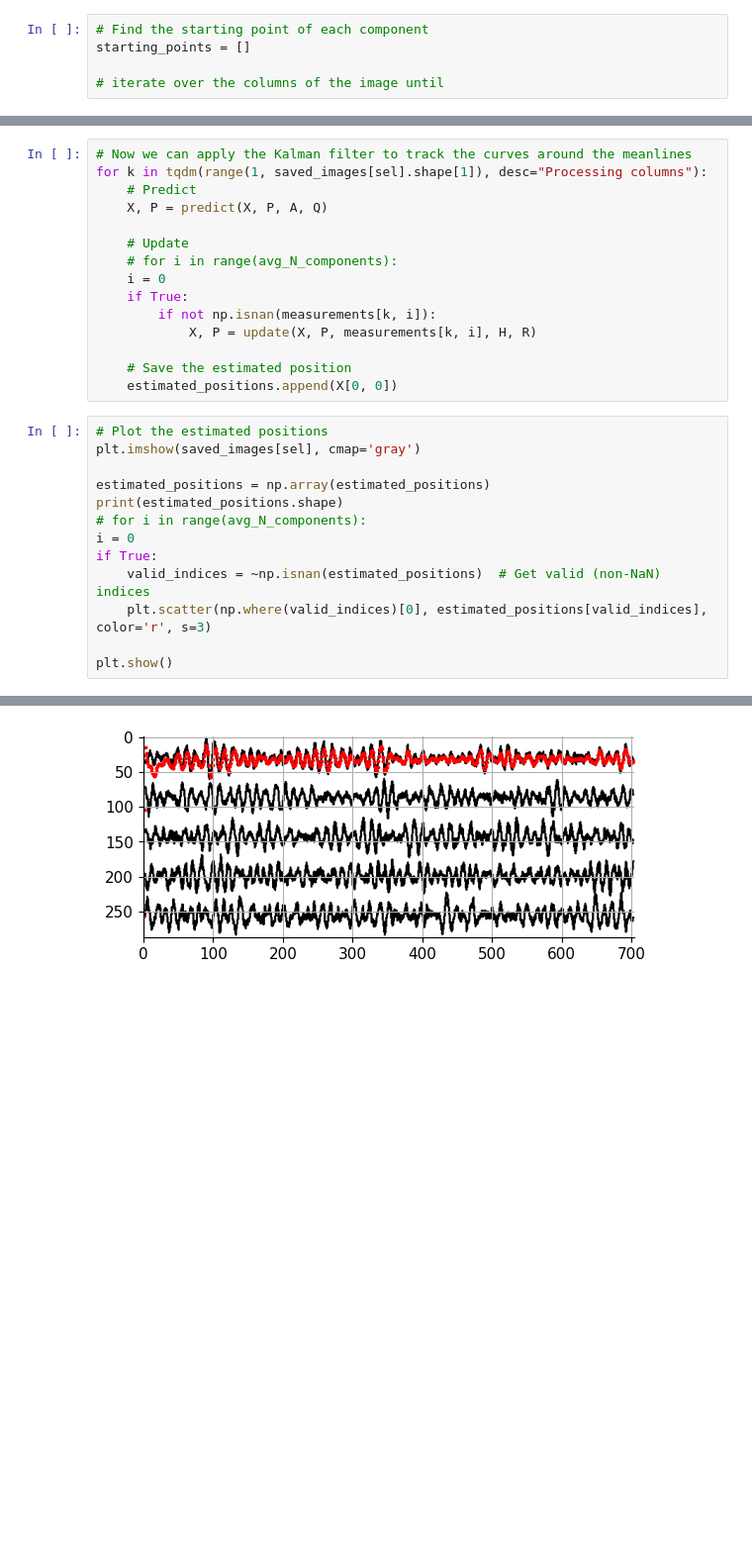
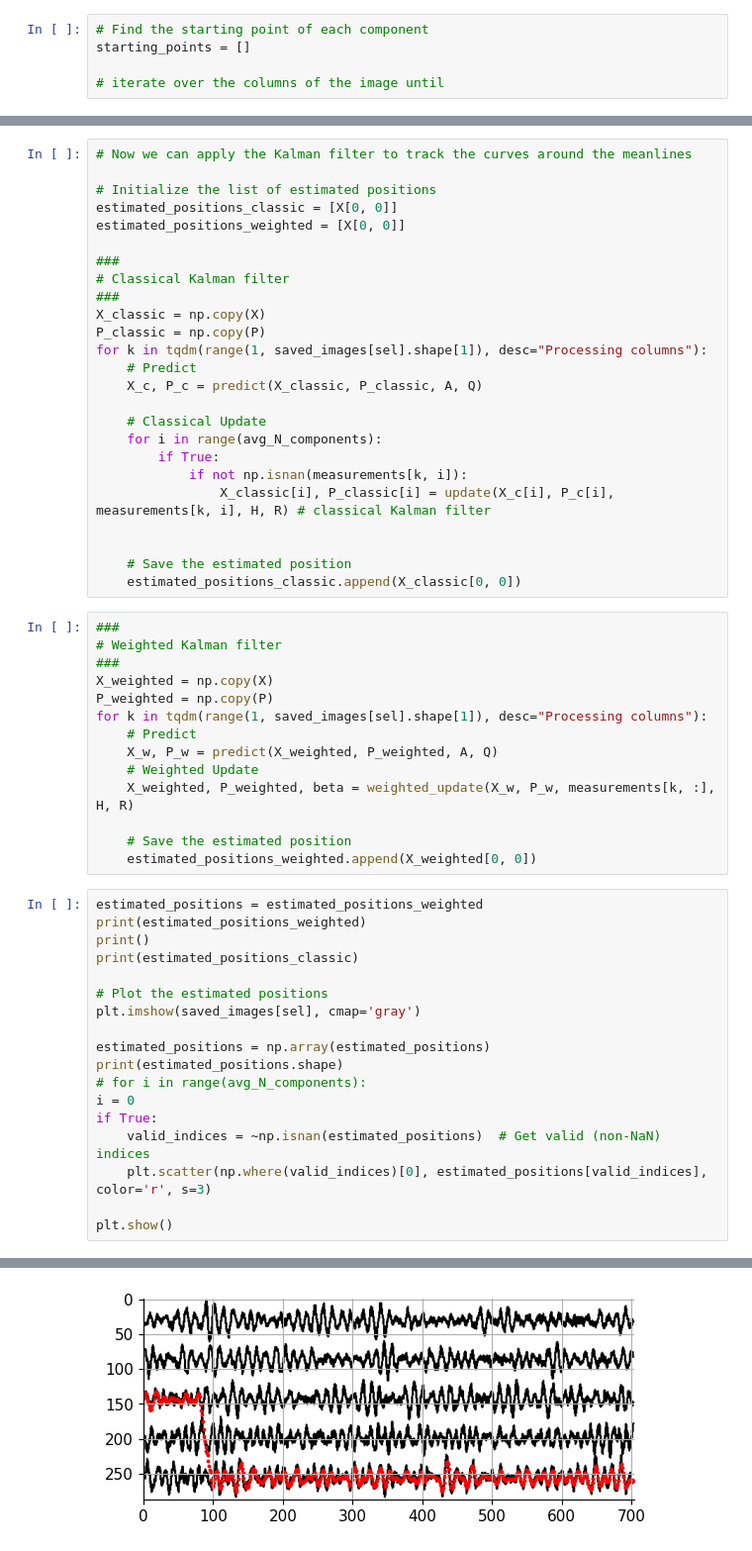
Before and after one commit to Colin16655/THESIS_Recursive_Curve_Extraction_Tool_for_Storm_Analysis_in_Historical_Seismograms, a Jupyter notebook: seismogram_curve_extraction/notebooks/process_KF.ipynb, the cells around one changed output, grey strips where cells are left out. Shown at 99% size. Saved outputs shown, nothing was run; the diff lists cells and outputs as text; blank space fills up the shorter version.

```diff
--- a/seismogram_curve_extraction/notebooks/process_KF.ipynb
+++ b/seismogram_curve_extraction/notebooks/process_KF.ipynb
@@ -298,19 +411,48 @@ plt.show()
 # %%
 # Now we can apply the Kalman filter to track the curves around the meanlines
+
+# Initialize the list of estimated positions
+estimated_positions_classic = [X[0, 0]]
+estimated_positions_weighted = [X[0, 0]]
+
+###
+# Classical Kalman filter
+###
+X_classic = np.copy(X)
+P_classic = np.copy(P)
 for k in tqdm(range(1, saved_images[sel].shape[1]), desc="Processing columns"):
     # Predict
-    X, P = predict(X, P, A, Q)
+    X_c, P_c = predict(X_classic, P_classic, A, Q)
 
-    # Update
-    # for i in range(avg_N_components):
-    i = 0
-    if True:
-        if not np.isnan(measurements[k, i]):
-            X, P = update(X, P, measurements[k, i], H, R)
+    # Classical Update
+    for i in range(avg_N_components):
+        if True:
+            if not np.isnan(measurements[k, i]):
+                X_classic[i], P_classic[i] = update(X_c[i], P_c[i], measurements[k, i], H, R) # classical Kalman filter
+
 
     # Save the estimated position
-    estimated_positions.append(X[0, 0])
+    estimated_positions_classic.append(X_classic[0, 0])
+# %%
+###
+# Weighted Kalman filter
+###
+X_weighted = np.copy(X)
+P_weighted = np.copy(P)
+for k in tqdm(range(1, saved_images[sel].shape[1]), desc="Processing columns"):
+    # Predict
+    X_w, P_w = predict(X_weighted, P_weighted, A, Q)
+    # Weighted Update
+    X_weighted, P_weighted, beta = weighted_update(X_w, P_w, measurements[k, :], H, R)
+
+    # Save the estimated position
+    estimated_positions_weighted.append(X_weighted[0, 0])
 # %%
+estimated_positions = estimated_positions_weighted
+print(estimated_positions_weighted)
+print()
+print(estimated_positions_classic)
+
 # Plot the estimated positions
 plt.imshow(saved_images[sel], cmap='gray')
 
@@ -327,2 +472,2 @@ plt.show()
 (704,)
-[figure, old version]
+[figure, new version]
```
Also changed, not shown: parts of 7 cells of this notebook.
